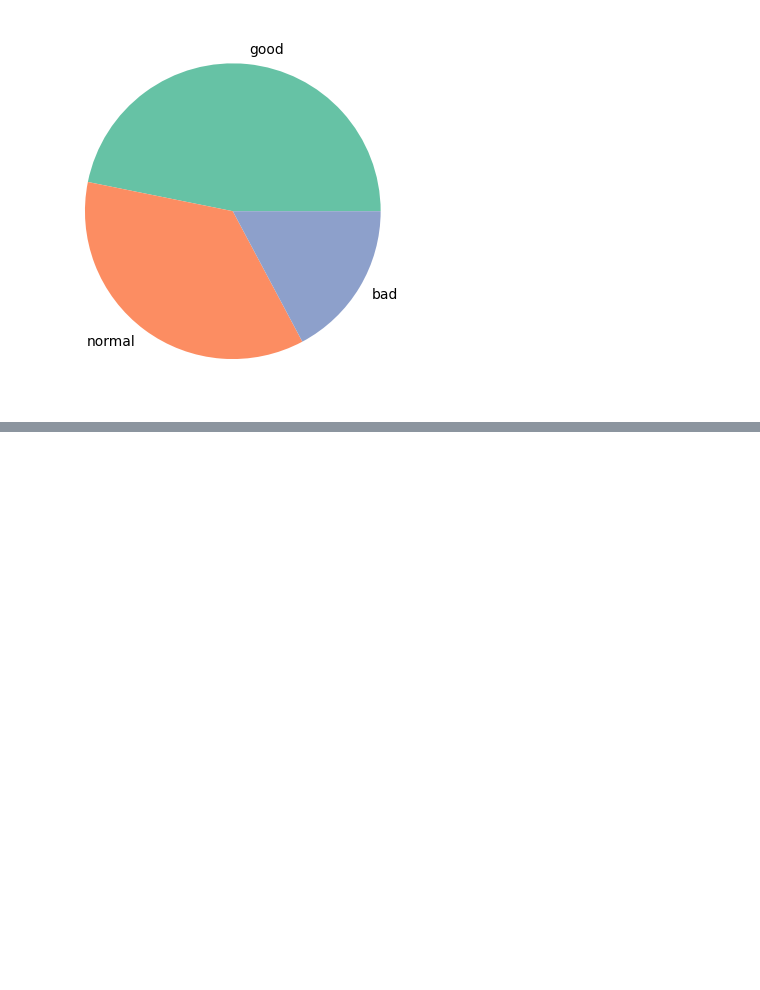
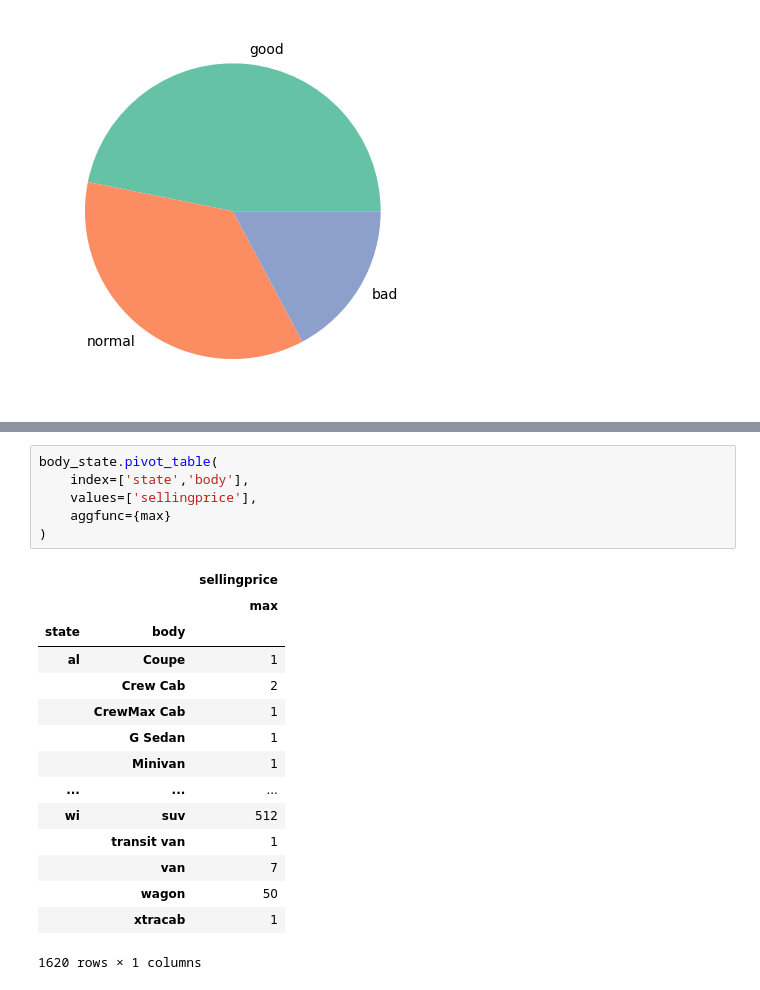
Before and after one commit to R3Z4P4HL3V1/UsedCarAnalysis, a Jupyter notebook: index.ipynb, the cells around one changed output, grey strips where cells are left out. Drawn from its saved outputs; the diff is of its cells as text; blank space fills up the shorter version.

```diff
--- a/index.ipynb
+++ b/index.ipynb
@@ -322,0 +449,22 @@ plt.pie(df_obj_1['condition rank'].value_counts(),labels=['good','normal','bad']
+# %%
+body_state.pivot_table(
+    index=['state','body'],
+    values=['sellingprice'],
+    aggfunc={max}
+)
+# %% [output]
+|  |  | sellingprice |
+|  |  | max |
+| state | body |  |
+| al | Coupe | 1 |
+|  | Crew Cab | 2 |
+|  | CrewMax Cab | 1 |
+|  | G Sedan | 1 |
+|  | Minivan | 1 |
+| ... | ... | ... |
+| wi | suv | 512 |
+|  | transit van | 1 |
+|  | van | 7 |
+|  | wagon | 50 |
+|  | xtracab | 1 |
+1620 rows × 1 columns
```
Also changed, not shown: parts of 8 cells of this notebook.
